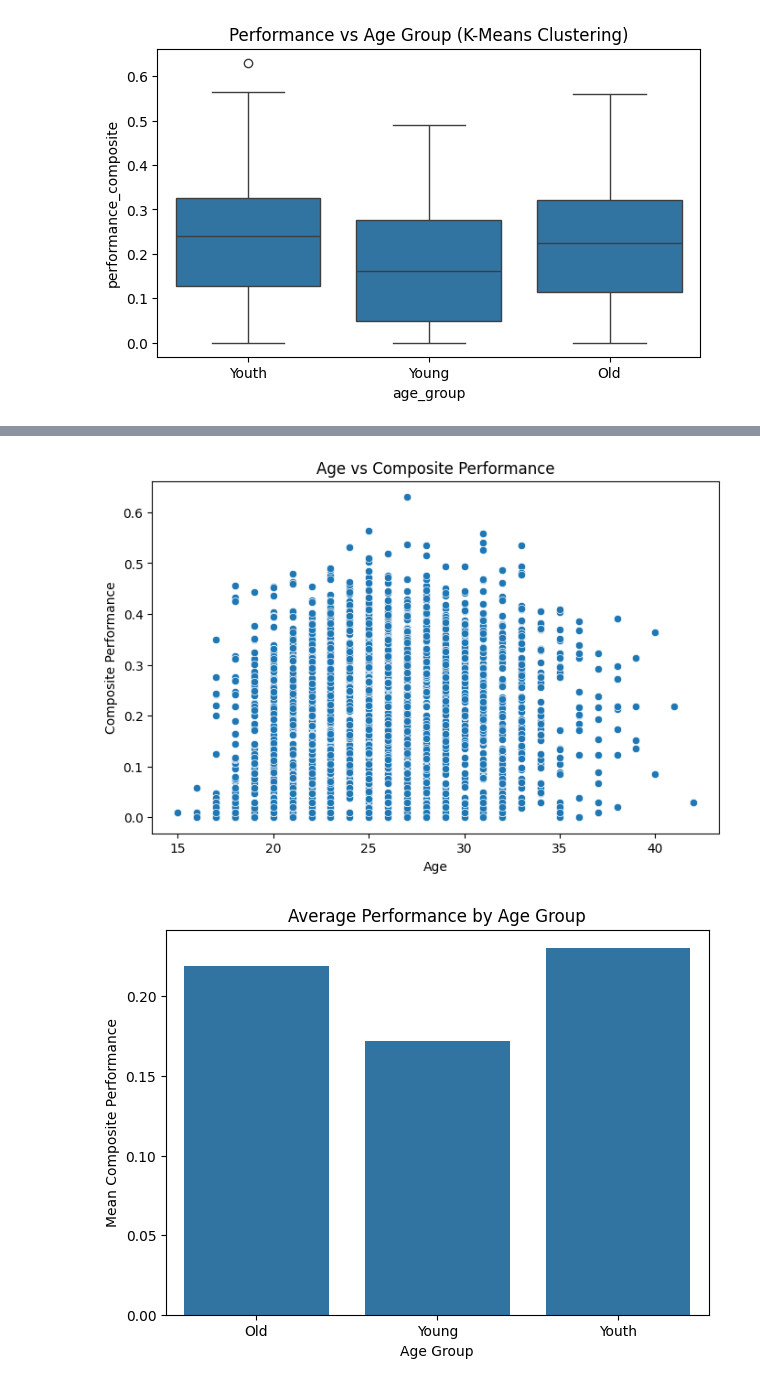
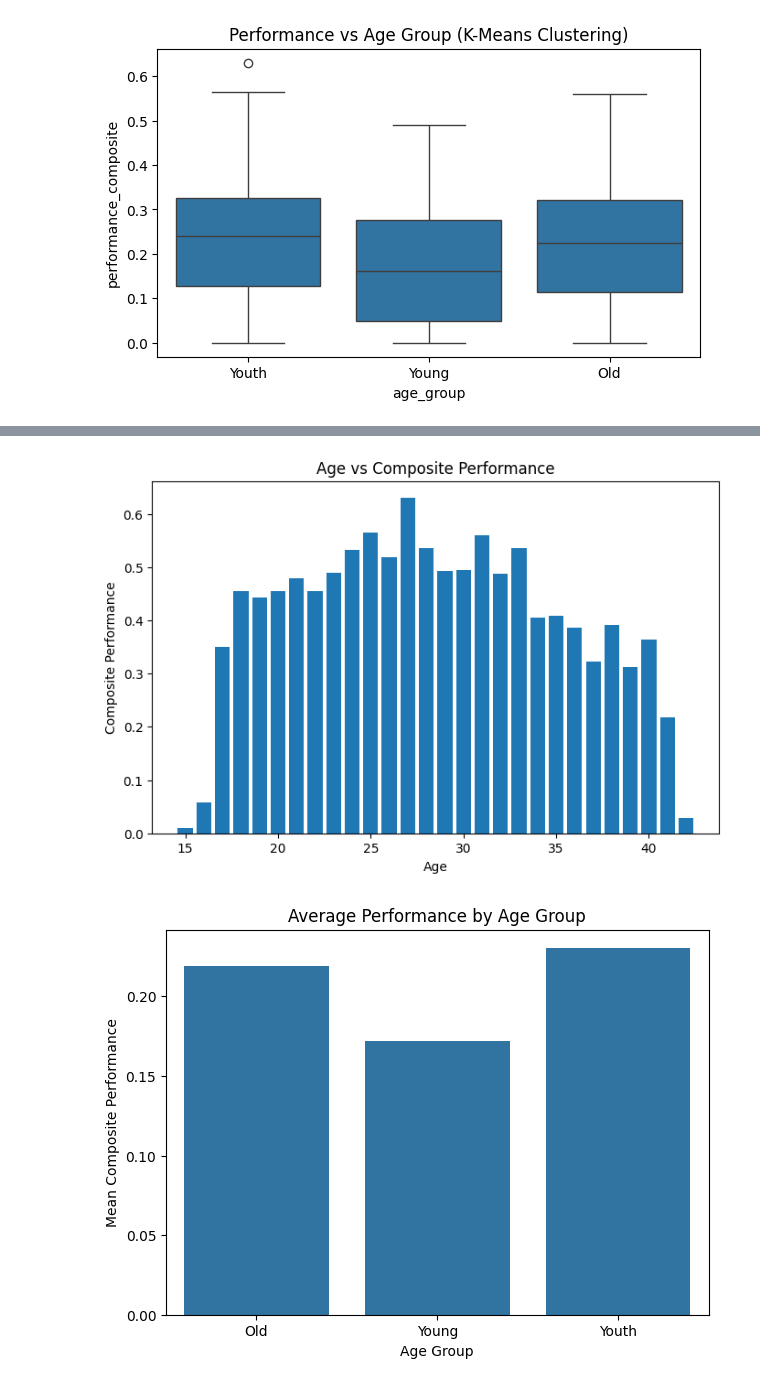
Before and after one commit to Bola-j/Football_Aanlytics_project, a Jupyter notebook: analysis/ques3.ipynb, the cells around one changed output, grey strips where cells are left out. Saved outputs shown, nothing was run; the diff lists cells and outputs as text; code cells hidden in the pictures.

```diff
--- a/analysis/ques3.ipynb
+++ b/analysis/ques3.ipynb
@@ -699,15 +699,15 @@ Old      0.219117
 Young    0.171697
 Youth    0.230297
 Name: performance_composite, dtype: float64
-# %%
-plt.figure(figsize=(8,5))
-sns.scatterplot(data=df, x='Age_Years', y='performance_composite')
-plt.title("Age vs Composite Performance")
-plt.xlabel("Age")
-plt.ylabel("Composite Performance")
-plt.show()
-# %% [output]
-[figure, removed]
+# %%
+plt.figure(figsize=(8,5))
+plt.bar(df['Age_Years'], df['performance_composite'])
+plt.title("Age vs Composite Performance")
+plt.xlabel("Age")
+plt.ylabel("Composite Performance")
+plt.show()
+# %% [output]
+[figure, added]
 # %%
 group_means = df.groupby('age_group')['performance_composite'].mean()
 
```
Also changed, not shown: parts of 7 cells of this notebook, 3 other files.
